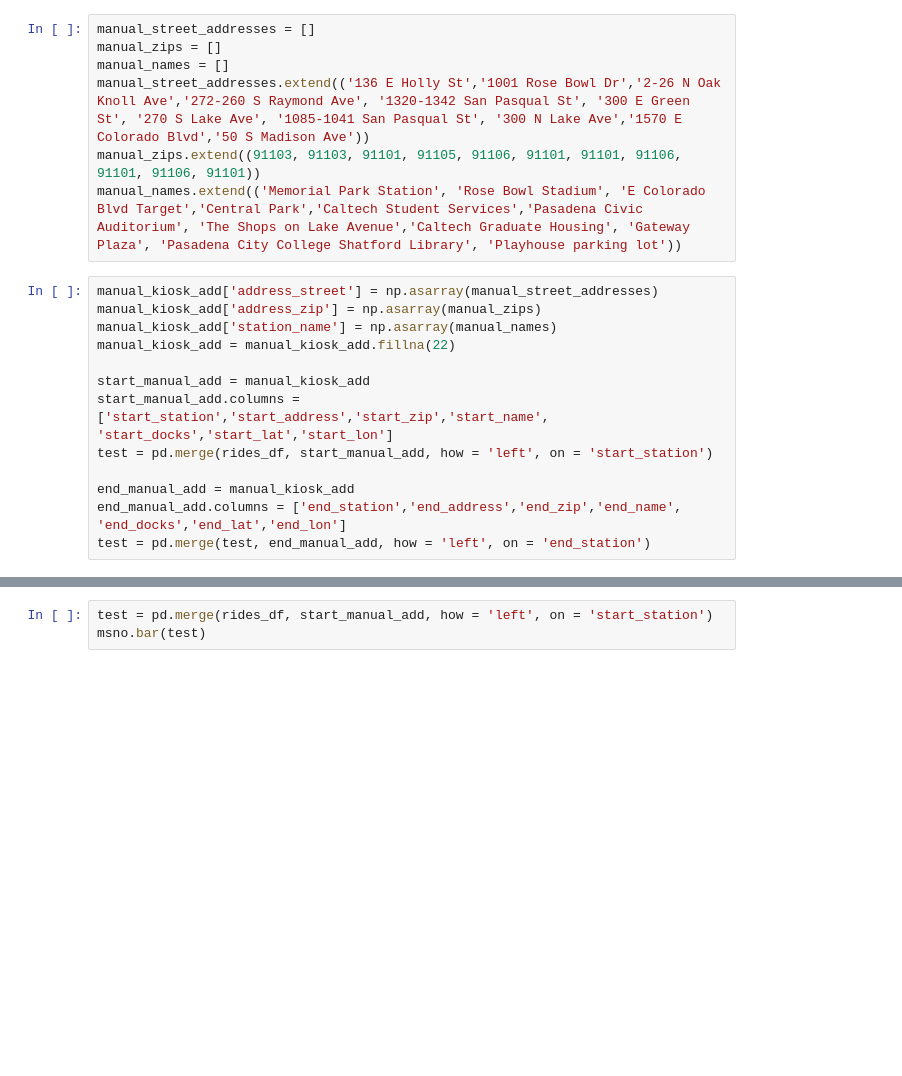
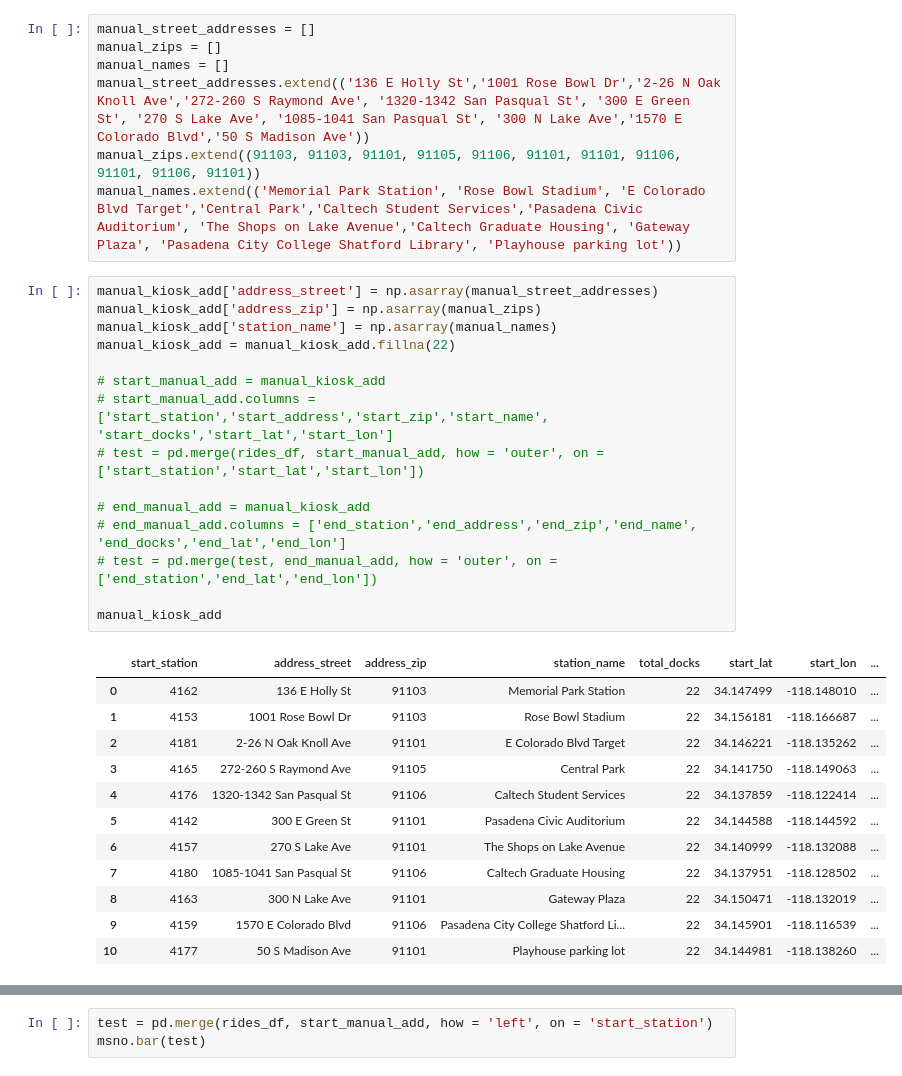
Before and after one commit to finnqiao/la_metro_bikeshare_data, a Jupyter notebook: notebooks/1.0-la-bikeshare.ipynb, the cells around one changed output, grey strips where cells are left out. Drawn from its saved outputs; the diff is of its cells as text; blank space fills up the shorter version.

```diff
--- a/notebooks/1.0-la-bikeshare.ipynb
+++ b/notebooks/1.0-la-bikeshare.ipynb
@@ -262,13 +263,28 @@ manual_names.extend(('Memorial Park Station', 'Rose Bowl Stadium', 'E Colorado B
 # %%
 manual_kiosk_add['address_street'] = np.asarray(manual_street_addresses)
 manual_kiosk_add['address_zip'] = np.asarray(manual_zips)
 manual_kiosk_add['station_name'] = np.asarray(manual_names)
 manual_kiosk_add = manual_kiosk_add.fillna(22)
 
-start_manual_add = manual_kiosk_add
-start_manual_add.columns = ['start_station','start_address','start_zip','start_name', 'start_docks','start_lat','start_lon']
-test = pd.merge(rides_df, start_manual_add, how = 'left', on = 'start_station')
+# start_manual_add = manual_kiosk_add
+# start_manual_add.columns = ['start_station','start_address','start_zip','start_name', 'start_docks','start_lat','start_lon']
+# test = pd.merge(rides_df, start_manual_add, how = 'outer', on = ['start_station','start_lat','start_lon'])
 
-end_manual_add = manual_kiosk_add
-end_manual_add.columns = ['end_station','end_address','end_zip','end_name', 'end_docks','end_lat','end_lon']
-test = pd.merge(test, end_manual_add, how = 'left', on = 'end_station')
+# end_manual_add = manual_kiosk_add
+# end_manual_add.columns = ['end_station','end_address','end_zip','end_name', 'end_docks','end_lat','end_lon']
+# test = pd.merge(test, end_manual_add, how = 'outer', on = ['end_station','end_lat','end_lon'])
+
+manual_kiosk_add
+# %% [output]
+|  | start_station | address_street | address_zip | station_name | total_docks | start_lat | start_lon | ... |
+| 0 | 4162 | 136 E Holly St | 91103 | Memorial Park Station | 22 | 34.147499 | -118.148010 | ... |
+| 1 | 4153 | 1001 Rose Bowl Dr | 91103 | Rose Bowl Stadium | 22 | 34.156181 | -118.166687 | ... |
+| 2 | 4181 | 2-26 N Oak Knoll Ave | 91101 | E Colorado Blvd Target | 22 | 34.146221 | -118.135262 | ... |
+| 3 | 4165 | 272-260 S Raymond Ave | 91105 | Central Park | 22 | 34.141750 | -118.149063 | ... |
+| 4 | 4176 | 1320-1342 San Pasqual St | 91106 | Caltech Student Services | 22 | 34.137859 | -118.122414 | ... |
+| 5 | 4142 | 300 E Green St | 91101 | Pasadena Civic Auditorium | 22 | 34.144588 | -118.144592 | ... |
+| 6 | 4157 | 270 S Lake Ave | 91101 | The Shops on Lake Avenue | 22 | 34.140999 | -118.132088 | ... |
+| 7 | 4180 | 1085-1041 San Pasqual St | 91106 | Caltech Graduate Housing | 22 | 34.137951 | -118.128502 | ... |
+| 8 | 4163 | 300 N Lake Ave | 91101 | Gateway Plaza | 22 | 34.150471 | -118.132019 | ... |
+| 9 | 4159 | 1570 E Colorado Blvd | 91106 | Pasadena City College Shatford Li... | 22 | 34.145901 | -118.116539 | ... |
+| 10 | 4177 | 50 S Madison Ave | 91101 | Playhouse parking lot | 22 | 34.144981 | -118.138260 | ... |
```
Also changed, not shown: parts of 4 cells of this notebook.
